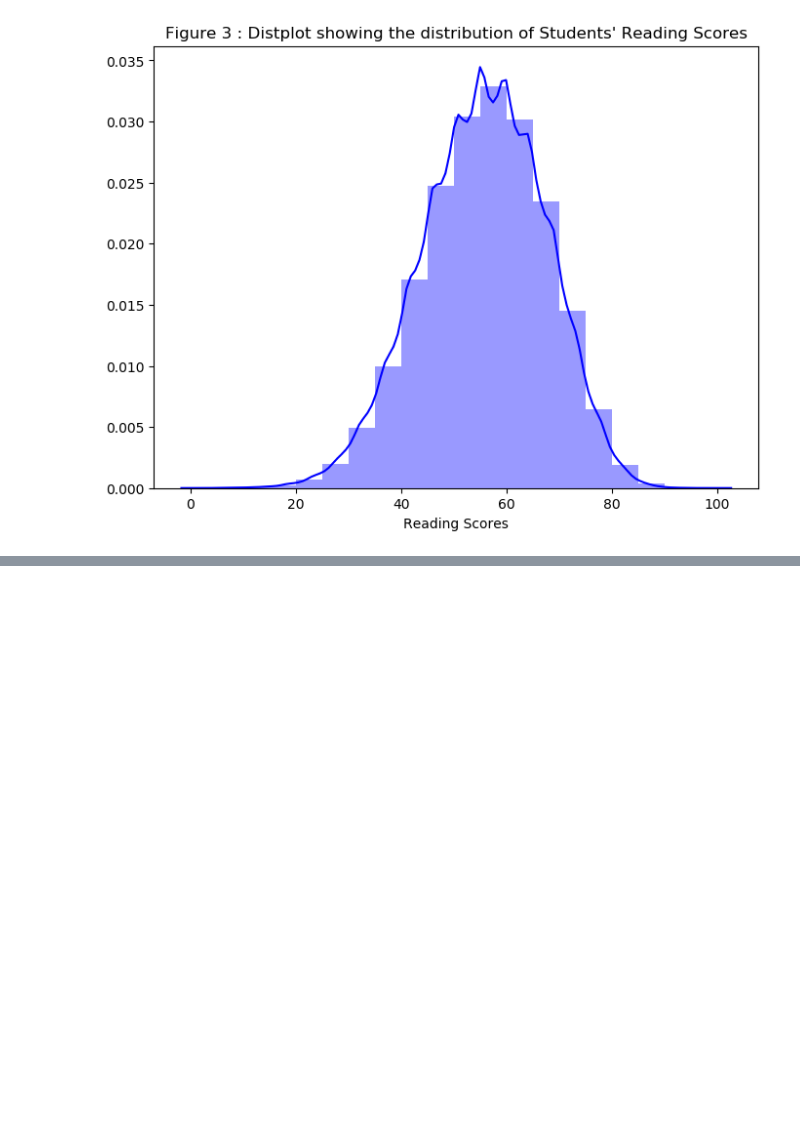
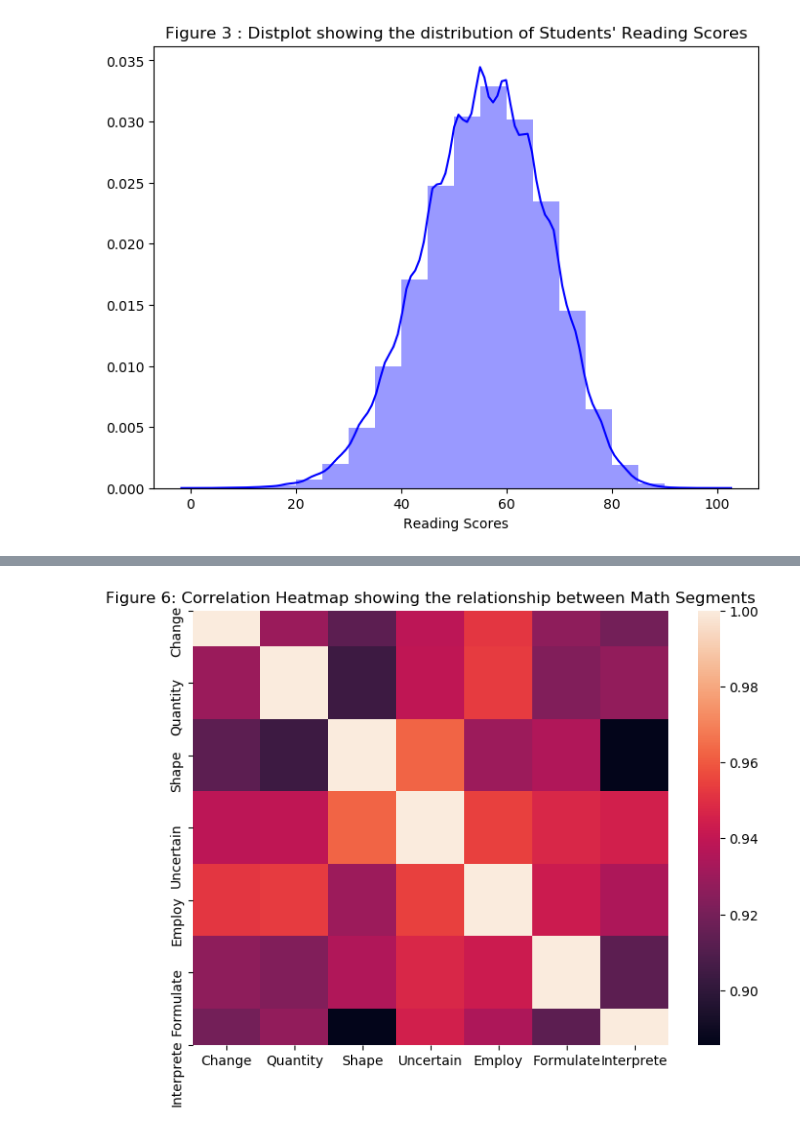
Before and after one commit to awojidetola/Udacity-Data-Analysis-ND, a Jupyter notebook: PISA 2012 Analysis/Combination 1.ipynb, the cells around one changed output, grey strips where cells are left out. Saved outputs shown, nothing was run; the diff lists cells and outputs as text; code cells hidden in the pictures; blank space fills up the shorter version.

```diff
--- a/PISA 2012 Analysis/Combination 1.ipynb
+++ b/PISA 2012 Analysis/Combination 1.ipynb
@@ -228,0 +260,8 @@ The Multiple Barchart in Figure 4 shows that students with posessions (Literatur
+# %%
+math_df=pd.DataFrame(change_df,columns=['Change'])
+math_df['Quantity'] = quantity_df
+math_df['Shape'] = shape_df
+math_df['Uncertain'] = uncertain_df
+math_df['Employ'] = employ_df
+math_df['Formulate']=formulate_df
+math_df['Interprete'] = interprete_df
@@ -228,0 +278,7 @@ The Multiple Barchart in Figure 4 shows that students with posessions (Literatur
+# %%
+plt.figure(figsize=(8, 6), dpi=100)
+sns.heatmap(math_df.corr())
+plt.title("Figure 6: Correlation Heatmap showing the relationship between Math Segments")
+plt.show()
+# %% [output]
+[figure, added]
```
Also changed, not shown: parts of 28 cells of this notebook.
